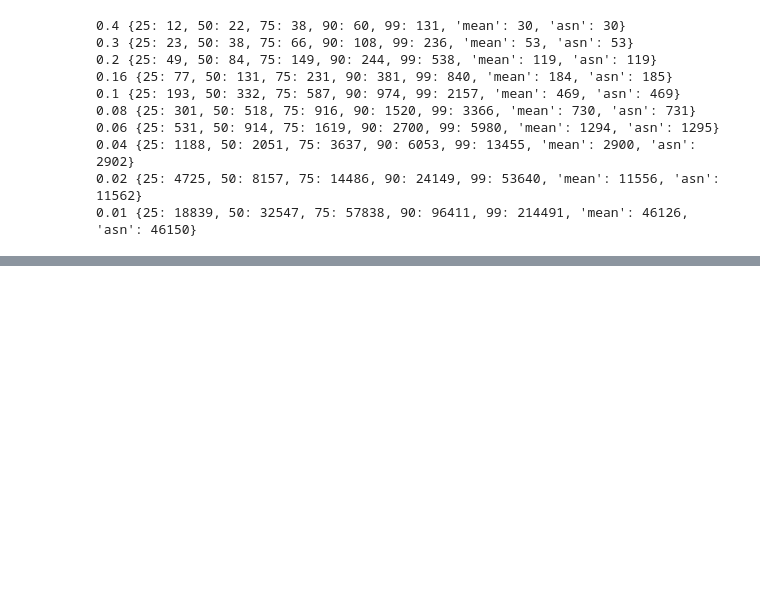
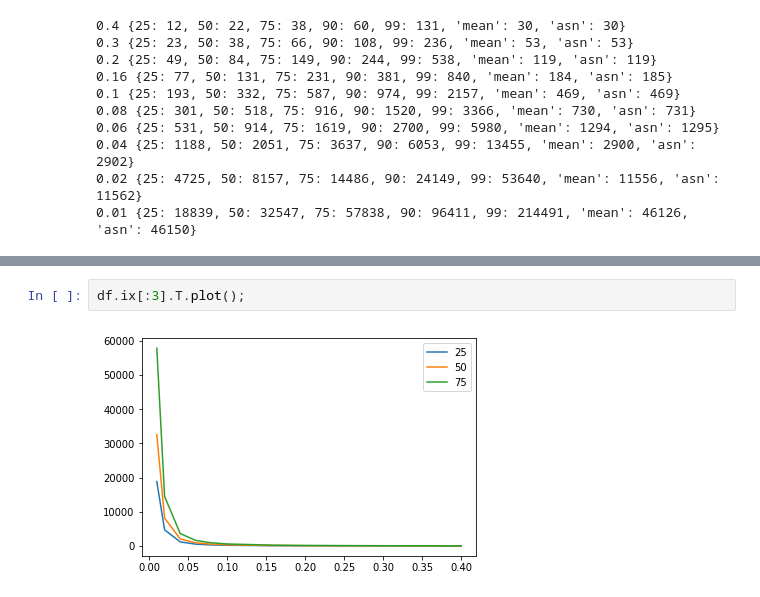
Before and after one commit to gwexploratoryaudits/brla_explore, a Jupyter notebook: notebook/optimalaudit.ipynb, the cells around one changed output, grey strips where cells are left out. Cells and saved outputs as stored; diff of their text form; blank space fills up the shorter version.

```diff
--- a/notebook/optimalaudit.ipynb
+++ b/notebook/optimalaudit.ipynb
@@ -94,0 +313,4 @@ Normalized: 2.298, ballots: 106074 for round schedule [90, 99]
+# %%
+df.ix[:3].T.plot();
+# %% [output]
+[figure, added]
```
Also changed, not shown: parts of 31 cells of this notebook.
